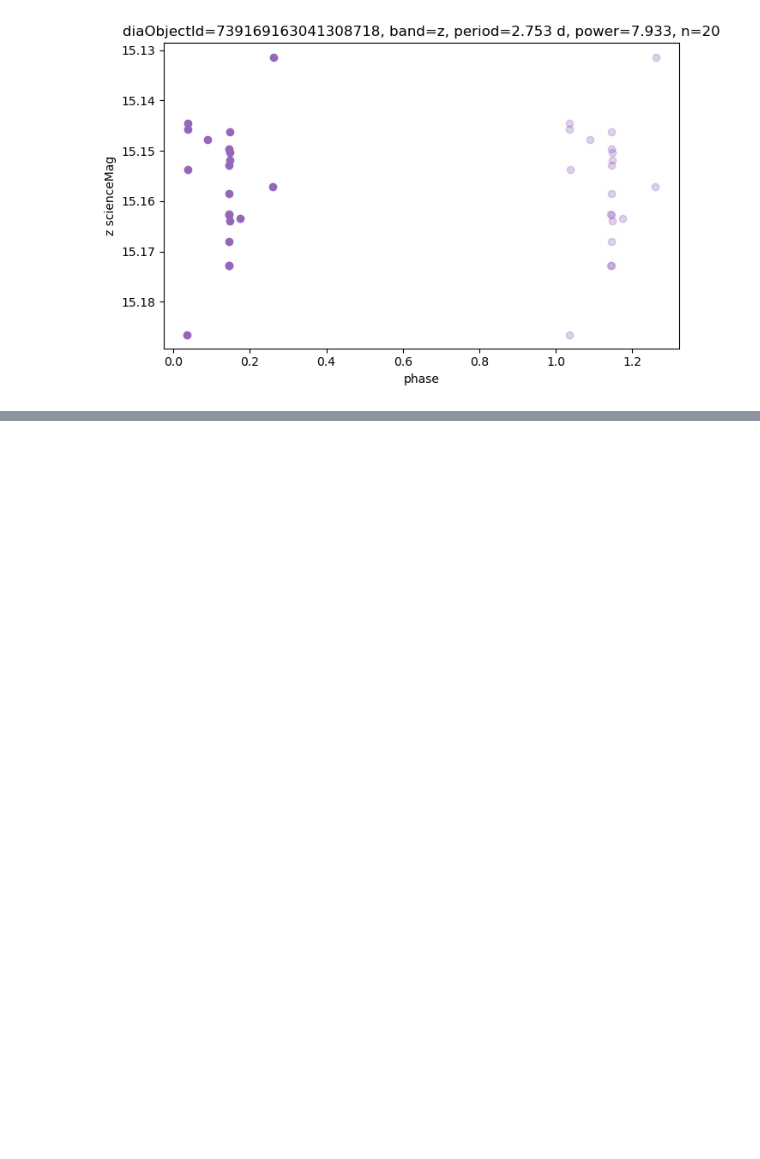
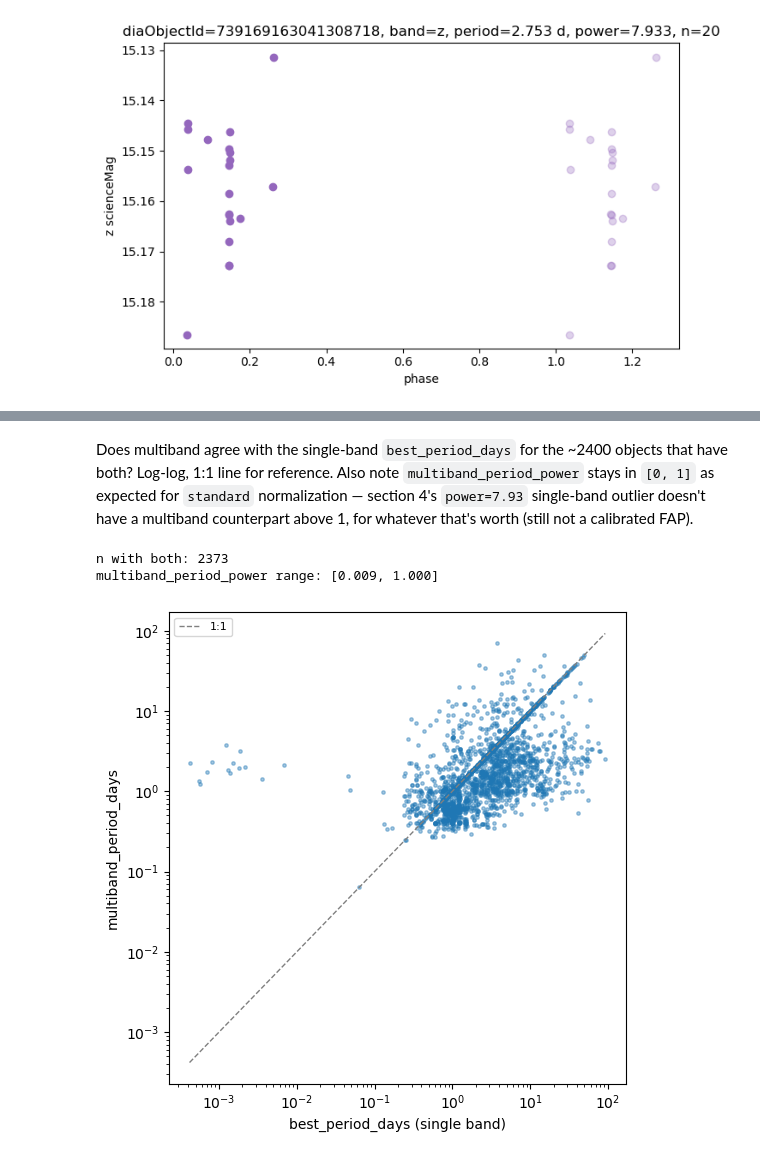
Before and after one commit to ShrRa/dp2_trieste_hands_on, a Jupyter notebook: notebooks/04_periods.ipynb, the cells around one changed output, grey strips where cells are left out. Drawn from its saved outputs; the diff is of its cells as text; code cells hidden in the pictures; blank space fills up the shorter version.

```diff
--- a/notebooks/04_periods.ipynb
+++ b/notebooks/04_periods.ipynb
@@ -235,0 +317,27 @@ fig.tight_layout()
+# %% [markdown]
+Does multiband agree with the single-band `best_period_days` for the ~2400 objects that have
+both? Log-log, 1:1 line for reference. Also note `multiband_period_power` stays in `[0, 1]` as
+expected for `standard` normalization — section 4's `power=7.93` single-band outlier doesn't
+have a multiband counterpart above 1, for whatever that's worth (still not a calibrated FAP).
+# %%
+both_df = merged_df.dropna(subset=["best_period_days", "multiband_period_days"])
+print(f"n with both: {len(both_df)}")
+print(f"multiband_period_power range: [{merged_df['multiband_period_power'].min():.3f}, {merged_df['multiband_period_power'].max():.3f}]")
+
+fig, ax = plt.subplots(figsize=(5.5, 5.5))
+ax.scatter(both_df["best_period_days"], both_df["multiband_period_days"], s=6, alpha=0.4, color="C0")
+lims = [
+    min(both_df["best_period_days"].min(), both_df["multiband_period_days"].min()),
+    max(both_df["best_period_days"].max(), both_df["multiband_period_days"].max()),
+]
+ax.plot(lims, lims, color="gray", linestyle="--", linewidth=1, label="1:1")
+ax.set_xscale("log")
+ax.set_yscale("log")
+ax.set_xlabel("best_period_days (single band)")
+ax.set_ylabel("multiband_period_days")
+ax.legend(fontsize=8)
+fig.tight_layout()
+# %% [output]
+n with both: 2373
+multiband_period_power range: [0.009, 1.000]
+[figure, added]
```
Also changed, not shown: parts of 7 cells of this notebook, 3 other files.
